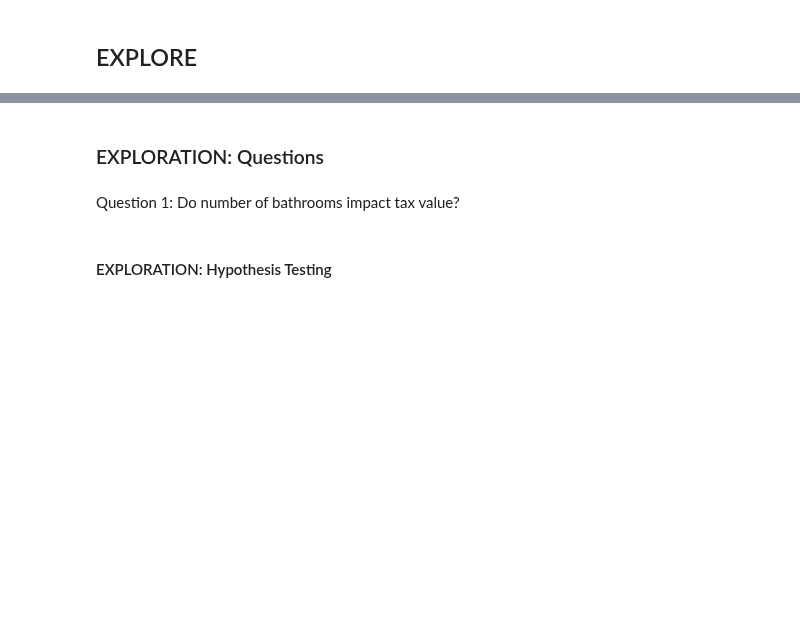
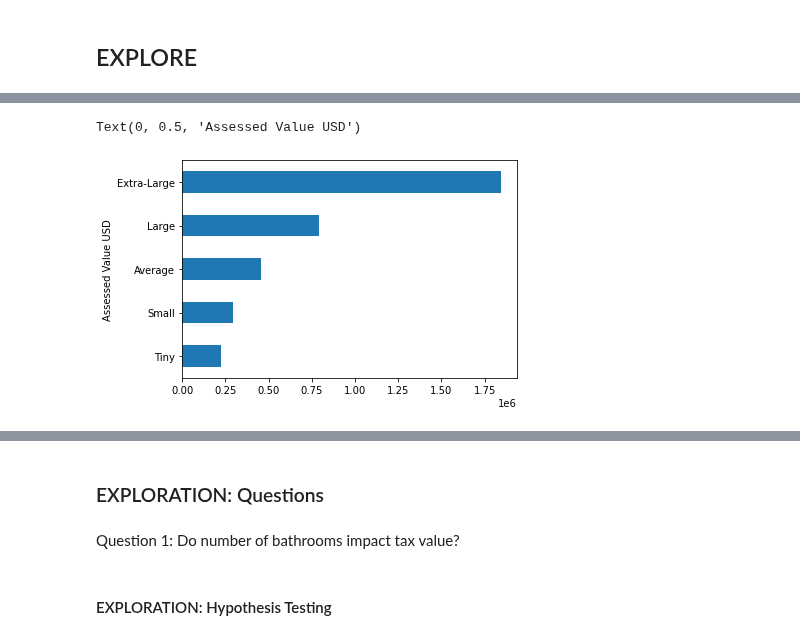
Before and after one commit to rachelrobbinsmayhill/regression-project, a Jupyter notebook: workbook_acquire_prepare.ipynb, the cells around one changed output, grey strips where cells are left out. Drawn from its saved outputs; the diff is of its cells as text; code cells hidden in the pictures; blank space fills up the shorter version.

```diff
--- a/workbook_acquire_prepare.ipynb
+++ b/workbook_acquire_prepare.ipynb
@@ -247,0 +373,5 @@ corr_matrix["tax_value"].sort_values(ascending=False).reset_index().style.backgr
+# %%
+df['home_sizes'] = pd.cut(df.square_feet, bins=[0, 400, 1500, 2500, 3500, 25000],
+                             labels = ['Tiny', 'Small',
+                             'Average', 'Large', 'Extra-Large'])
+df.head()
@@ -248,3 +385,9 @@ corr_matrix["tax_value"].sort_values(ascending=False).reset_index().style.backgr
+# %%
+df.groupby('home_sizes').assessed_value.mean().plot.barh()
+plt.ylabel('Assessed Value USD')
+# %% [output]
+Text(0, 0.5, 'Assessed Value USD')
+[figure, added]
 # %%
 '''
 # Create a Graph (countplot) to show data
```
Also changed, not shown: parts of 35 cells of this notebook.
